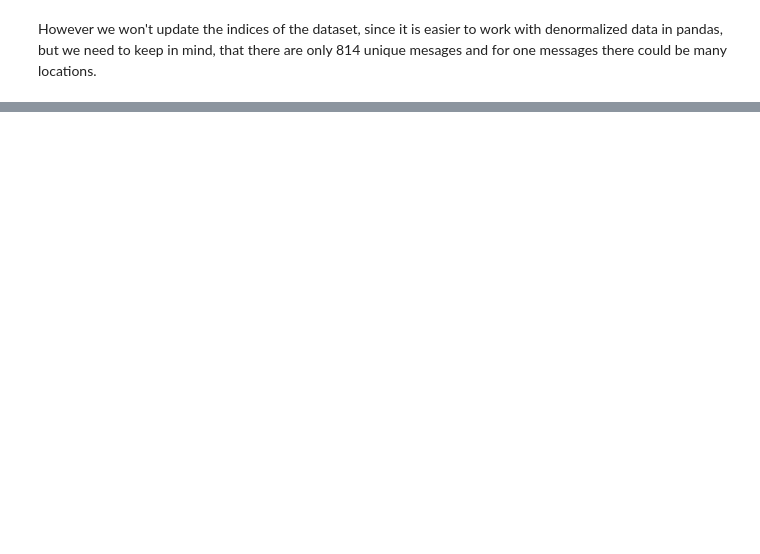
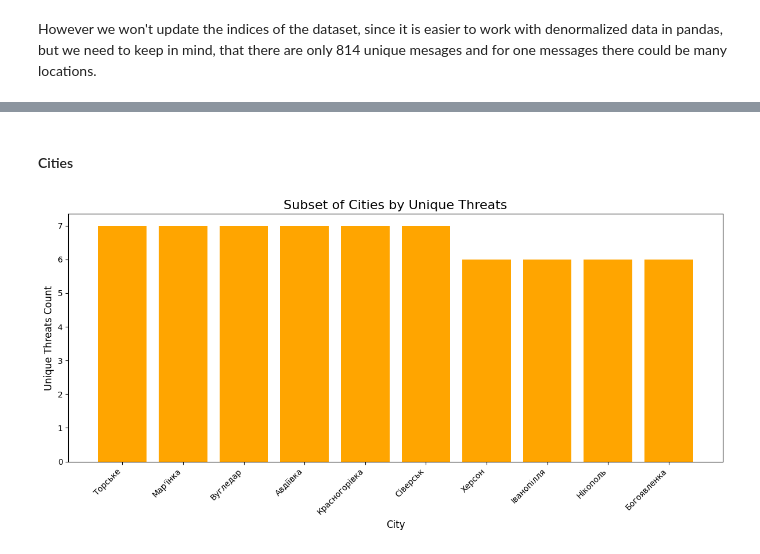
Before and after one commit to draklowell/eda-lab, a Jupyter notebook: notebook.ipynb, the cells around one changed output, grey strips where cells are left out. Cells and saved outputs as stored; diff of their text form; code cells hidden in the pictures; blank space fills up the shorter version.

```diff
--- a/notebook.ipynb
+++ b/notebook.ipynb
@@ -254,0 +284,26 @@ However we won't update the indices of the dataset, since it is easier to work w
+# %%
+
+
+def count_unique_threats_by_city(df, keywords):
+    results = []
+    grouped = df.groupby(["region", "city"])
+
+    for (region, city), group in grouped:
+        combined_messages = ' '.join(group["message_text"].dropna())
+
+        unique_keywords_found = set()
+        for keyword in keywords:
+            keyword_regex = re.compile(r'\b' + re.escape(keyword) + r'\b', flags=re.IGNORECASE | re.UNICODE)
+            if keyword_regex.search(combined_messages):
+                unique_keywords_found.add(keyword)
+        results.append({
+            "Region": region,
+            "City": city,
+            "Unique threats count": len(unique_keywords_found)
+        })
+
+    return pd.DataFrame(results)
+
+city_threat = count_unique_threats_by_city(dataset, keywords)
+city_threat.sort_values(by="Unique threats count", ascending=False, inplace=True)
+city_threat
@@ -254,0 +379,14 @@ However we won't update the indices of the dataset, since it is easier to work w
+# %% [markdown]
+#### Cities
+# %%
+subset_cities = city_threat.iloc[0:10]
+plt.figure(figsize=(12, 6))
+plt.bar(subset_cities["City"], subset_cities["Unique threats count"], color="orange")
+plt.title("Subset of Cities by Unique Threats", fontsize=16)
+plt.xlabel("City", fontsize=12)
+plt.ylabel("Unique Threats Count", fontsize=12)
+plt.xticks(rotation=45, ha="right")
+plt.tight_layout()
+plt.show()
+# %% [output]
+[figure, added]
```
Also changed, not shown: parts of 10 cells of this notebook, 1 other file.
